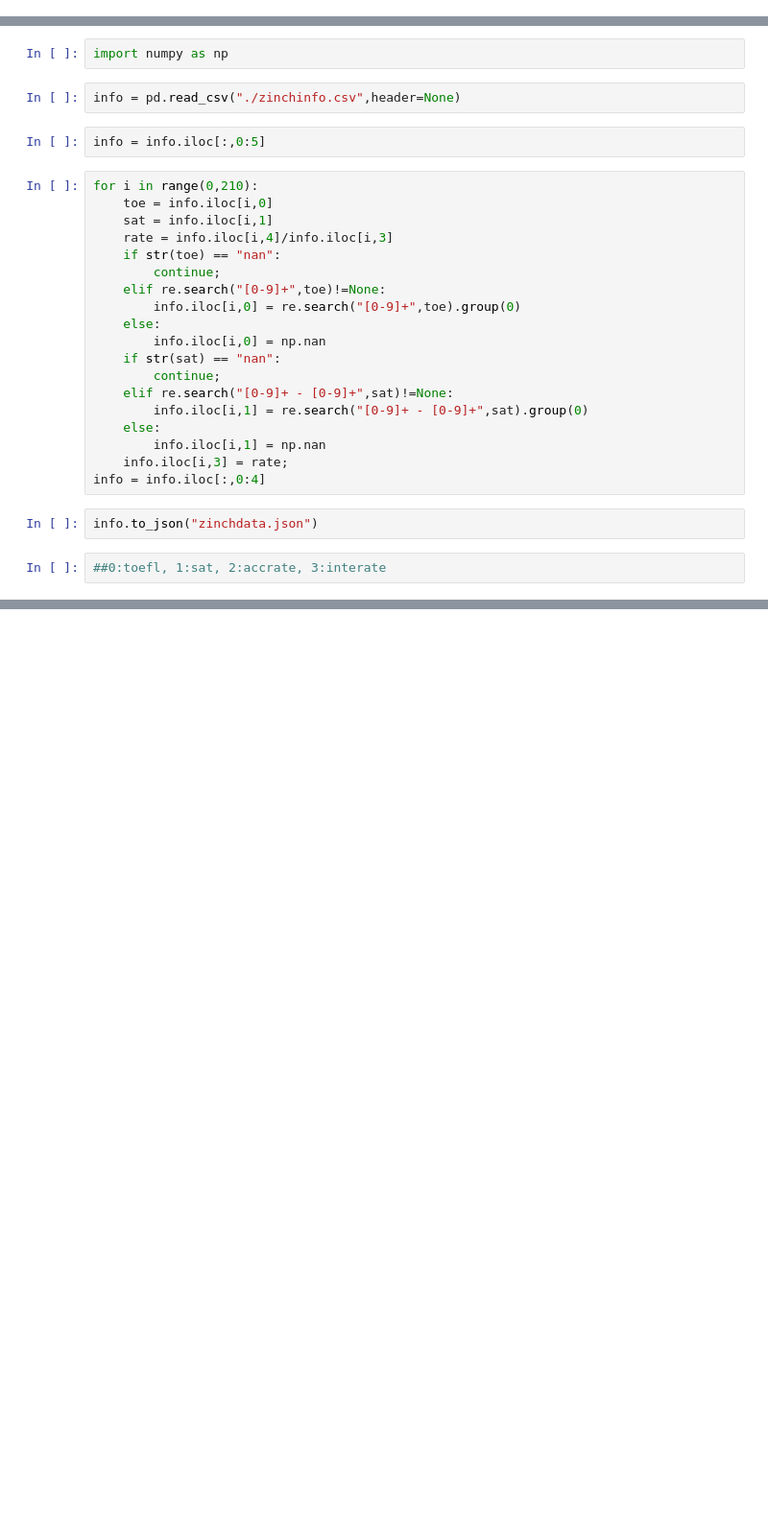
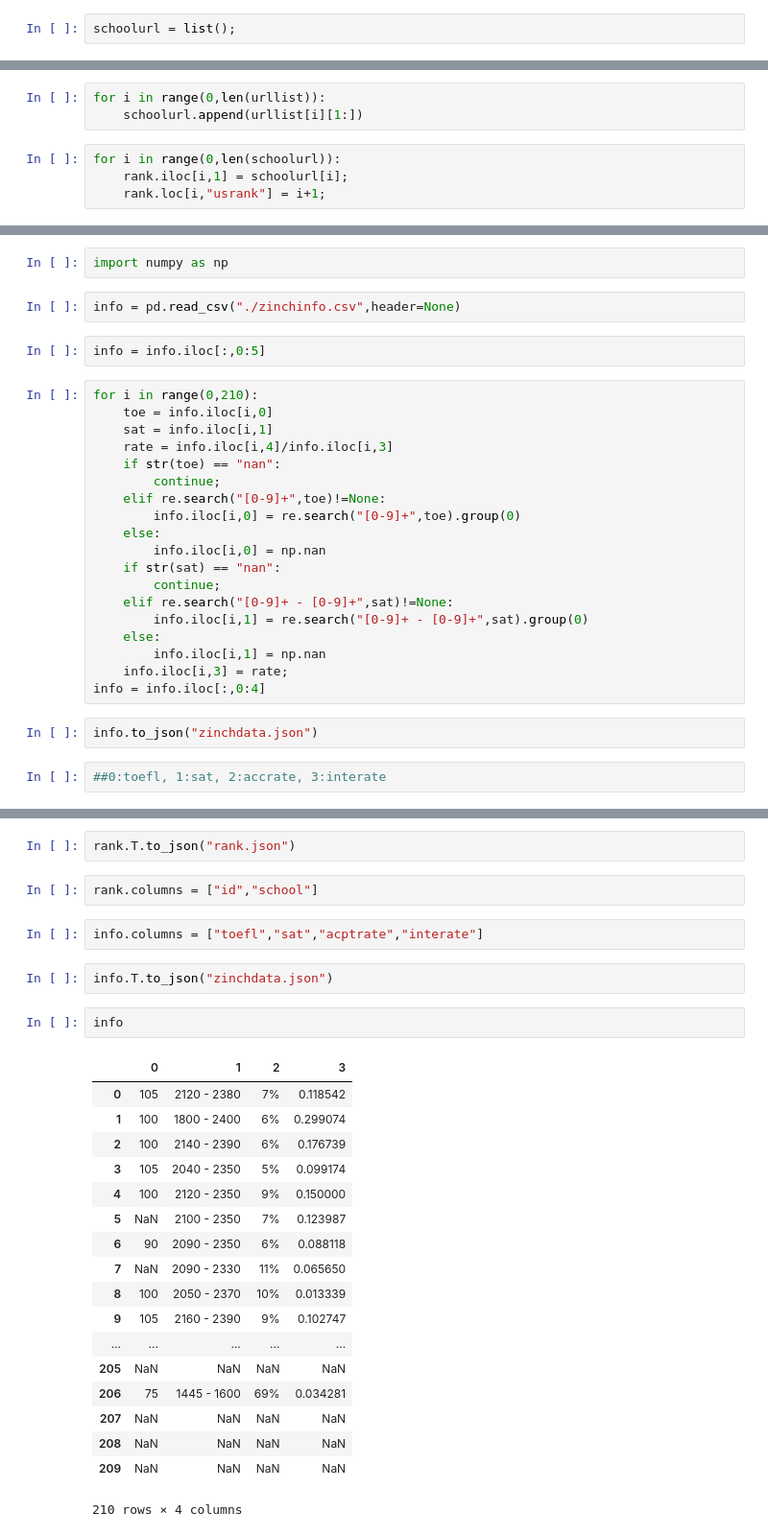
Before and after one commit to 93haijC/university_web, a Jupyter notebook: zinchDataCrawling.ipynb, the cells around one changed output, grey strips where cells are left out. Shown at 96% size. Cells and saved outputs as stored; diff of their text form; blank space fills up the shorter version.

```diff
--- a/zinchDataCrawling.ipynb
+++ b/zinchDataCrawling.ipynb
@@ -30,6 +87,8 @@ with open("rank.csv", 'w', newline='') as csvfile:
 logolist = list()
 # %%
 from urllib.request import urlretrieve
+# %%
+schoolurl = list();
 # %%
 for i in range(1,22):
     params = {"page":i}
@@ -39,3 +98,10 @@ for i in range(1,22):
         if "class" in list(tag.attrs.keys()):
             if "imagecache-75x75" in tag['class']:
                 logolist.append(tag.attrs['src']);
+# %%
+for i in range(0,len(urllist)):
+    schoolurl.append(urllist[i][1:])
+# %%
+for i in range(0,len(schoolurl)):
+    rank.iloc[i,1] = schoolurl[i];
+    rank.loc[i,"usrank"] = i+1;
@@ -92,0 +186,29 @@ info.to_json("zinchdata.json")
+# %%
+rank.T.to_json("rank.json")
+# %%
+rank.columns = ["id","school"]
+# %%
+info.columns = ["toefl","sat","acptrate","interate"]
+# %%
+info.T.to_json("zinchdata.json")
+# %%
+info
+# %% [output]
+|  | 0 | 1 | 2 | 3 |
+| 0 | 105 | 2120 - 2380 | 7% | 0.118542 |
+| 1 | 100 | 1800 - 2400 | 6% | 0.299074 |
+| 2 | 100 | 2140 - 2390 | 6% | 0.176739 |
+| 3 | 105 | 2040 - 2350 | 5% | 0.099174 |
+| 4 | 100 | 2120 - 2350 | 9% | 0.150000 |
+| 5 | NaN | 2100 - 2350 | 7% | 0.123987 |
+| 6 | 90 | 2090 - 2350 | 6% | 0.088118 |
+| 7 | NaN | 2090 - 2330 | 11% | 0.065650 |
+| 8 | 100 | 2050 - 2370 | 10% | 0.013339 |
+| 9 | 105 | 2160 - 2390 | 9% | 0.102747 |
+| ... | ... | ... | ... | ... |
+| 205 | NaN | NaN | NaN | NaN |
+| 206 | 75 | 1445 - 1600 | 69% | 0.034281 |
+| 207 | NaN | NaN | NaN | NaN |
+| 208 | NaN | NaN | NaN | NaN |
+| 209 | NaN | NaN | NaN | NaN |
+210 rows × 4 columns
```
Also changed, not shown: parts of 11 cells of this notebook, 23 other files.
